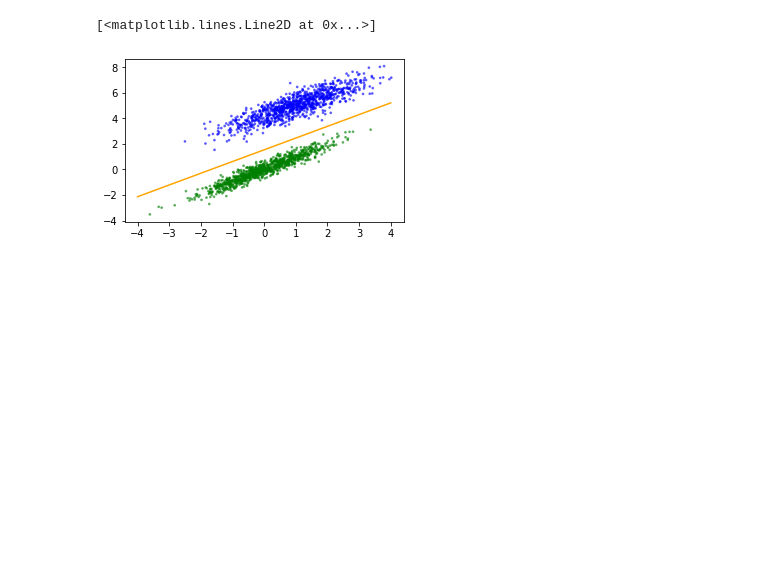
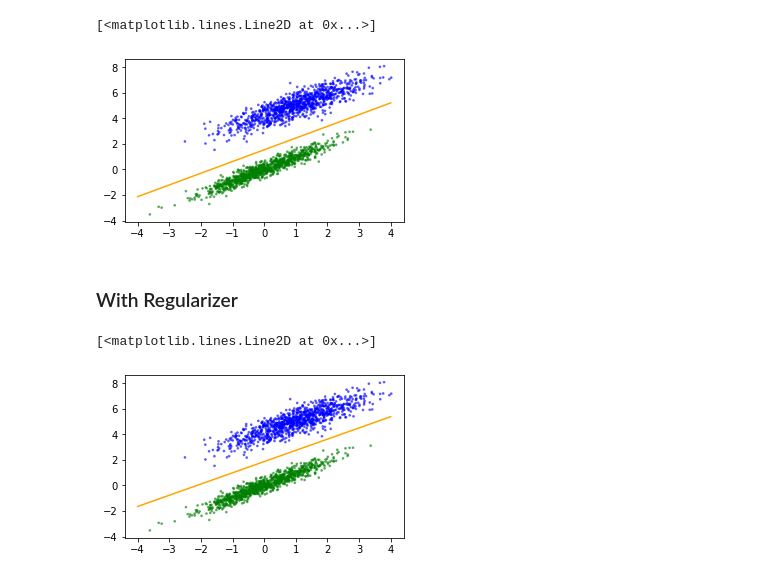
Before and after one commit to Avril-Cui/logistic-regression, a Jupyter notebook: logistic_regression.ipynb, the cells around one changed output. Drawn from its saved outputs; the diff is of its cells as text; code cells hidden in the pictures; blank space fills up the shorter version.

```diff
--- a/logistic_regression.ipynb
+++ b/logistic_regression.ipynb
@@ -19,8 +20,6 @@ class LogisticRegression:
         """
         self.training_data = training_data
         self.weights = np.zeros(n_features + 1)
-        # self.weights = np.zeros(n_features)
-        # self.weights_0 = 0
         self.learn_rate = learn_rate
         self.n_iter = n_iter
         self.tolerance = tolerance
@@ -45,7 +44,7 @@ class LogisticRegression:
         return loss
 
     # gradient of logistic regression with objective function
-    def gradient_lr(self, lamb = 0):
+    def calculate_gradient(self, lamb = 0):
         length = len(self.label)
         total = 0
         for index in range(length):
@@ -57,9 +56,9 @@ class LogisticRegression:
         return gradient
 
     # gradient descent process to get the local minimum
-    def gd(self):
+    def bgd(self, lamb=0):
         for _ in range(self.n_iter):
-            gradient = self.gradient_lr()
+            gradient = self.calculate_gradient(lamb=lamb)
             self.weights -= self.learn_rate * gradient
             if np.linalg.norm(gradient) <= self.tolerance:
                 break
@@ -96,3 +87,17 @@ plt.plot(line_indpt, line, color="orange")
 # %% [output]
 [<matplotlib.lines.Line2D at 0x...>]
 [figure]
+# %% [markdown]
+### With Regularizer
+# %%
+lr = LogisticRegression(training_data=data, n_features=2, learn_rate=10, n_iter=100, tolerance=0.001)
+weights = lr.bgd(lamb=0.01)
+line_indpt = np.linspace(-4, 4, 100)
+line = -weights[0]/weights[2] + ((-weights[1])/weights[2]) * line_indpt
+color = np.where(data["label"]<1,'g', 'b')
+plt.figure(figsize=(5,3))
+plt.scatter(data["1"], data["2"], s=3, c=color, alpha=0.5)
+plt.plot(line_indpt, line, color="orange")
+# %% [output]
+[<matplotlib.lines.Line2D at 0x...>]
+[figure, added]
```
Also changed, not shown: parts of 5 cells of this notebook.
